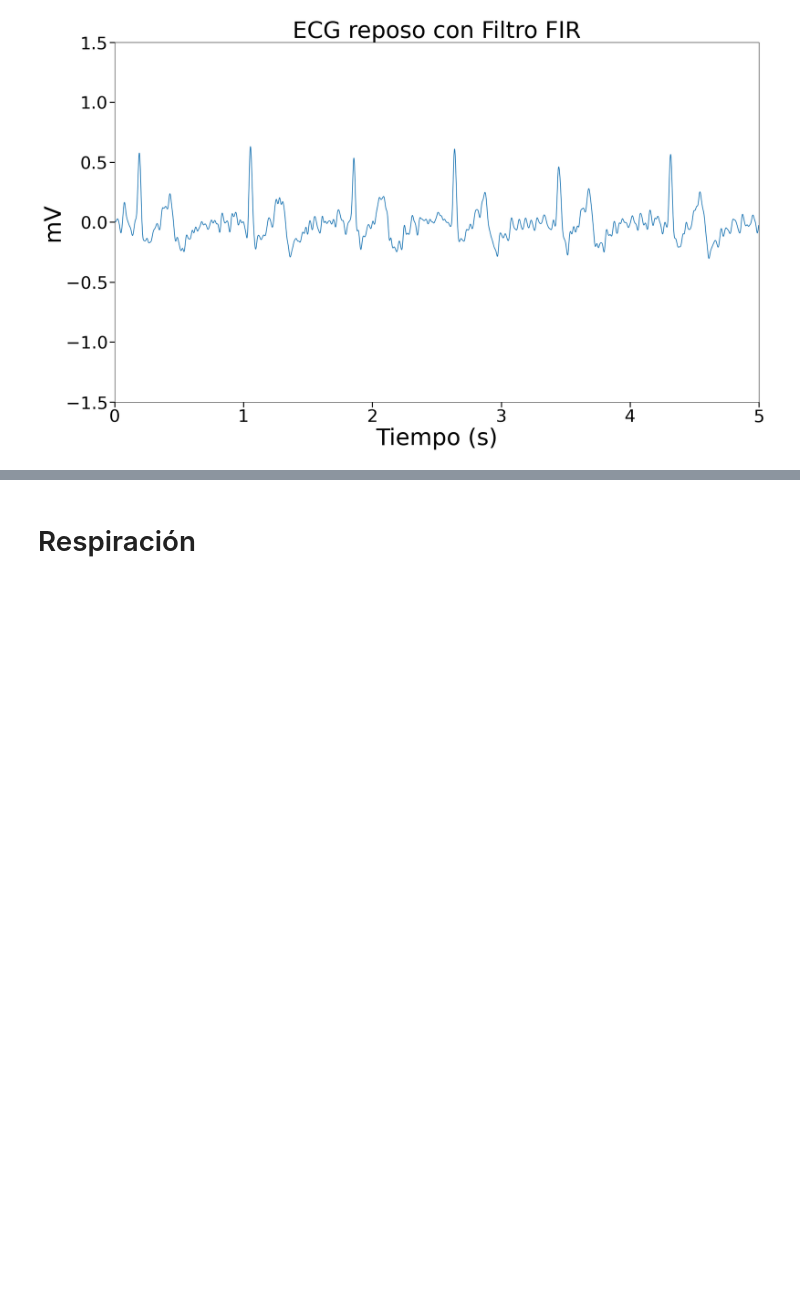
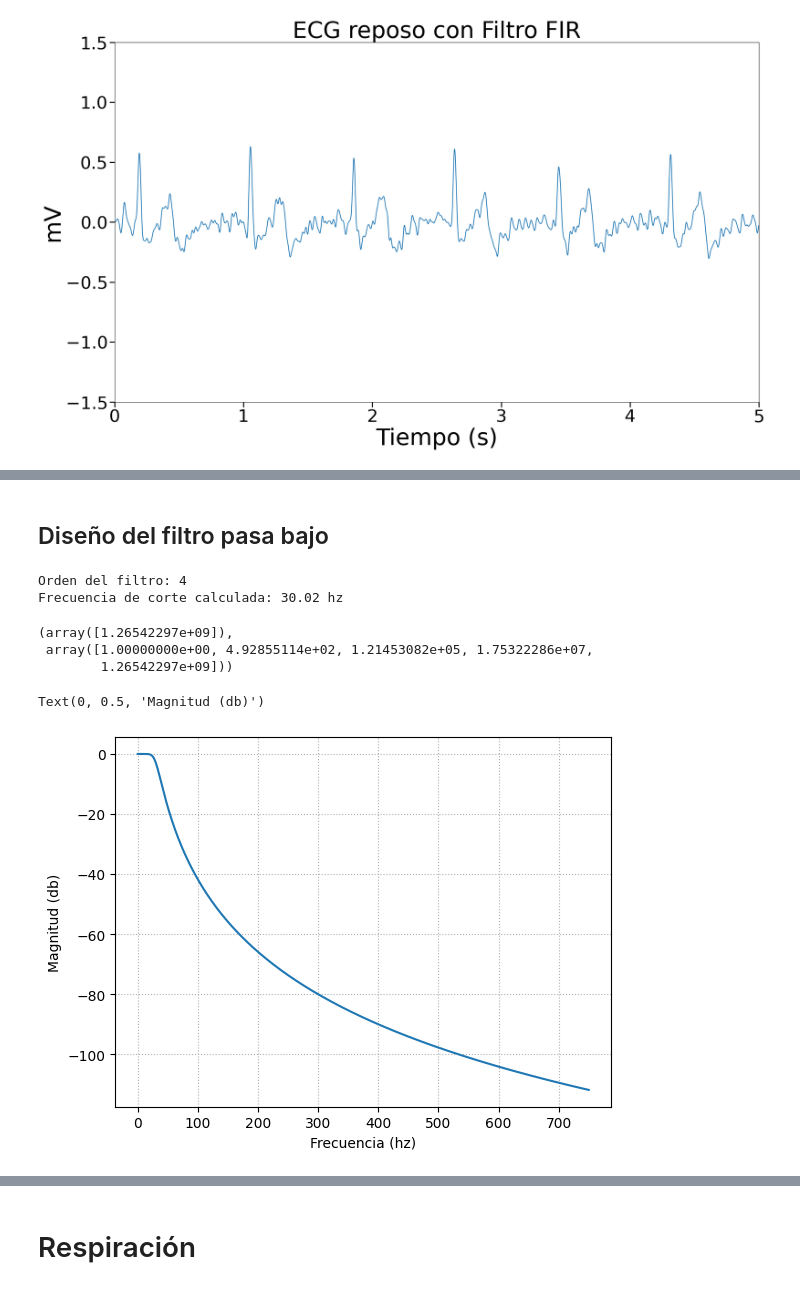
Before and after one commit to diego-taquiri/ECGMortalityPredictor, a Jupyter notebook: Documentación/Laboratorio 6/ECG_filtro_FIR.ipynb, the cells around one changed output, grey strips where cells are left out. Cells and saved outputs as stored; diff of their text form; code cells hidden in the pictures; blank space fills up the shorter version.

```diff
--- a/Documentación/Laboratorio 6/ECG_filtro_FIR.ipynb
+++ b/Documentación/Laboratorio 6/ECG_filtro_FIR.ipynb
@@ -126,0 +156,39 @@ plt.savefig("plots/ecg-reposo-FIR.png")
+# %% [markdown]
+## Diseño del filtro pasa bajo
+# %%
+wp=2*np.pi*30
+ws=2*np.pi*100
+
+N_ord, Wc= signal.buttord(wp, ws, gpass=3, gstop=40, analog=True) #gpass=loss in passband edge frecuencies, gstop= attenuation in stopband edge frecuencies
+fc = np.round(Wc/(2*np.pi) ,2)
+
+print(f"Orden del filtro: {N_ord}")
+print(f"Frecuencia de corte calculada: {fc} hz")
+# %% [output]
+Orden del filtro: 4
+Frecuencia de corte calculada: 30.02 hz
+# %%
+# Funcion de transferencia del filtro pasa bajo analogico
+b,a = signal.butter(N_ord, Wc, 'lowpass', True, 'ba')
+
+#np.set_printoptions(precision=3)
+b,a
+# %% [output]
+(array([1.26542297e+09]),
+ array([1.00000000e+00, 4.92855114e+02, 1.21453082e+05, 1.75322286e+07,
+        1.26542297e+09]))
+# %%
+# Respuesta en frecuencia del filtro analogico
+Fmax=750
+F_freqs = np.linspace(0,Fmax,1000)
+W_freqs = 2*np.pi*F_freqs  #Angular frecuences
+
+W_freqs, H = signal.freqs(b,a,W_freqs)
+Hm=np.abs(H)
+plt.plot(F_freqs, 20 * np.log10(Hm))
+plt.grid(linestyle=":")
+plt.xlabel("Frecuencia (hz)")
+plt.ylabel("Magnitud (db)")
+# %% [output]
+Text(0, 0.5, 'Magnitud (db)')
+[figure, added]
```
Also changed, not shown: parts of 6 cells of this notebook, 2 other files.
